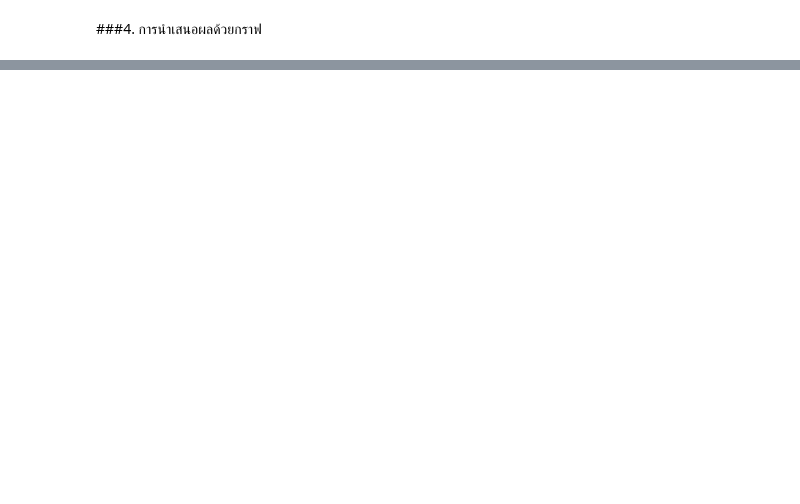
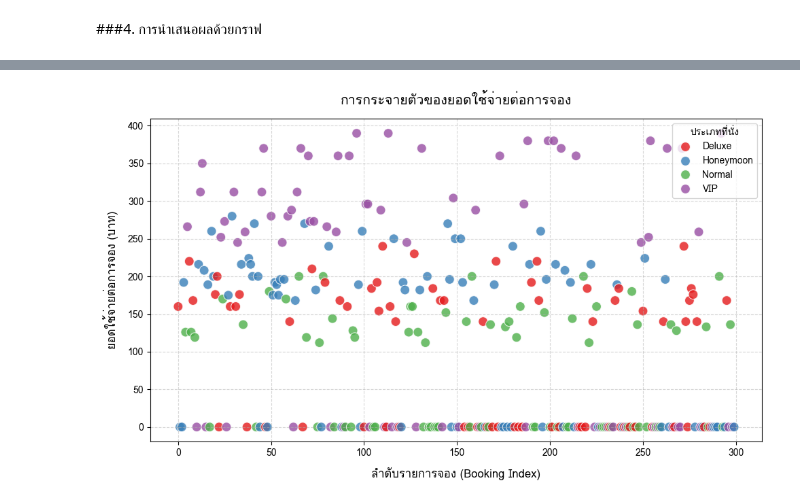
Before and after one commit to natthamonsmn/Cinema_Team, a Jupyter notebook: Cinema.ipynb, the cells around one changed output, grey strips where cells are left out. Drawn from its saved outputs; the diff is of its cells as text; code cells hidden in the pictures; blank space fills up the shorter version.

```diff
--- a/Cinema.ipynb
+++ b/Cinema.ipynb
@@ -1113,0 +1154,45 @@ Query 5: ข้อมูลการจองพร้อมหมวดหม
+# %%
+# ยอดใช้จ่ายต่อการจองหนึ่งครั้งมีการกระจายตัวอย่างไร
+pd.read_csv("https://raw.githubusercontent.com/natthamonsmn/Cinema_Team/refs/heads/main/bookings.csv")
+price_col = "price" if "price" in df_bookings.columns else "net_price"
+
+# Scatter Plot
+plt.figure(figsize=(10, 6))
+
+# ใส่ hue='seat_type' เพื่อแยกสีตามประเภทที่นั่ง
+if "seat_type" in df_bookings.columns:
+    ax = sns.scatterplot(
+        data=df_bookings,
+        x=df_bookings.index,  # ใช้ ลำดับรายการจอง เป็นแกน X
+        y=price_col,  # ใช้ ยอดเงิน เป็นแกน Y
+        hue="seat_type",  # แยกสีตามประเภทที่นั่ง
+        s=100,  # ขนาดของจุด
+        alpha=0.8,
+        palette="Set1",
+    )
+    plt.legend(title="ประเภทที่นั่ง", loc="upper right")
+else:
+    ax = sns.scatterplot(
+        data=df_bookings,
+        x=df_bookings.index,
+        y=price_col,
+        s=100,
+        color="#2b5c8f",
+        alpha=0.8,
+    )
+
+# กำหนด Title, Xlabel, Ylabel
+plt.title(
+    "การกระจายตัวของยอดใช้จ่ายต่อการจอง",
+    fontsize=14,
+    fontweight="bold",
+    pad=15,
+)
+plt.xlabel("ลำดับรายการจอง (Booking Index)", fontsize=12, labelpad=10)
+plt.ylabel("ยอดใช้จ่ายต่อการจอง (บาท)", fontsize=12, labelpad=10)
+
+plt.grid(True, linestyle="--", alpha=0.5)
+plt.tight_layout()
+plt.show()
+# %% [output]
+[figure, added]
```
Also changed, not shown: parts of 16 cells of this notebook.
